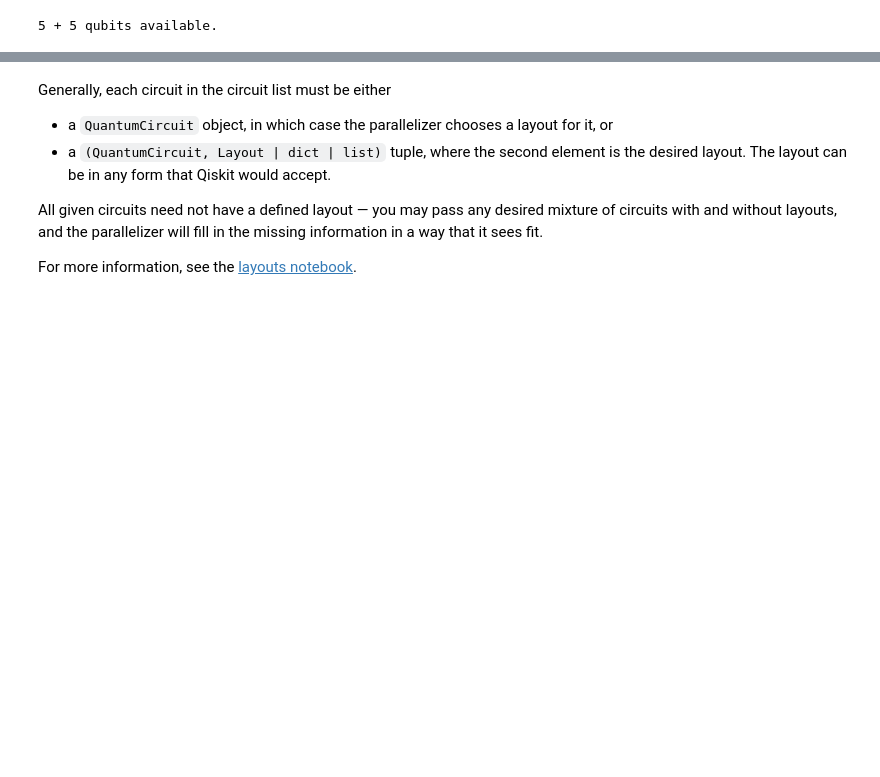
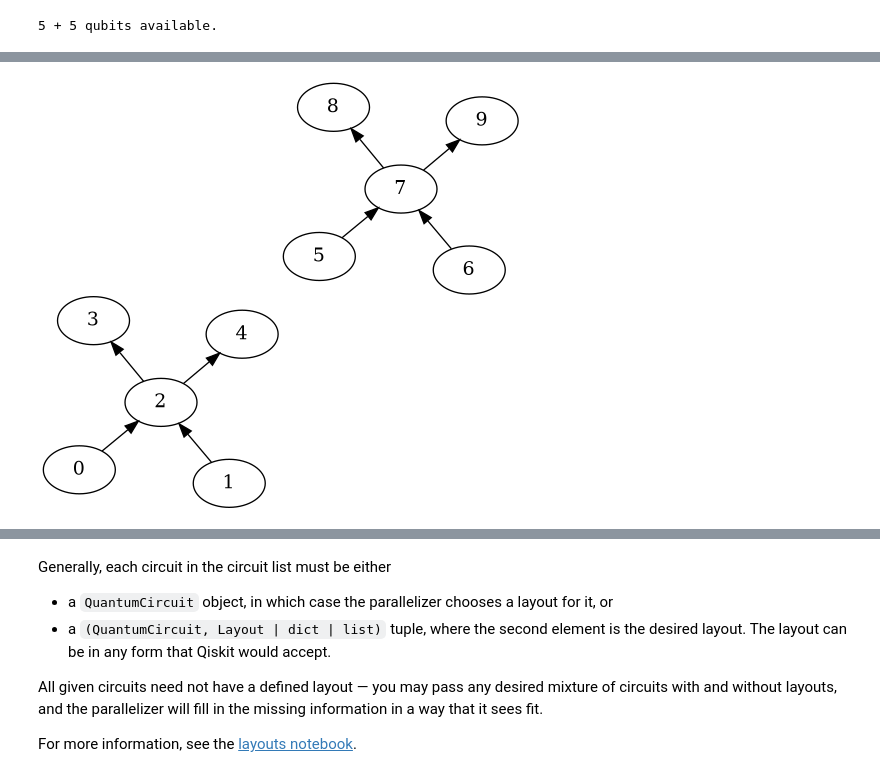
Before and after one commit to vttresearch/qc-parallelizer, a Jupyter notebook: notebooks/parallel-circuits-introduction.ipynb, the cells around one changed output, grey strips where cells are left out. Saved outputs shown, nothing was run; the diff lists cells and outputs as text; code cells hidden in the pictures; blank space fills up the shorter version.

```diff
--- a/notebooks/parallel-circuits-introduction.ipynb
+++ b/notebooks/parallel-circuits-introduction.ipynb
@@ -164,0 +175,6 @@ print(f"{' + '.join(str(backend.num_qubits) for backend in backends)} qubits ava
+# %%
+from qc_parallelizer.packers import smt
+
+par = Parallelizer(
+    packer=smt.Minimizing(), # see section 4.2.
+)
@@ -164,0 +186,3 @@ print(f"{' + '.join(str(backend.num_qubits) for backend in backends)} qubits ava
+# %%
+par_backend = par.across(backends)
+print(f"{par_backend.num_qubits} qubits available in total.")
@@ -164,0 +216,4 @@ print(f"{' + '.join(str(backend.num_qubits) for backend in backends)} qubits ava
+# %%
+par_backend.as_qiskit_backend.coupling_map.draw()
+# %% [output]
+[figure, added]
```
Also changed, not shown: parts of 54 cells of this notebook, 33 other files.
